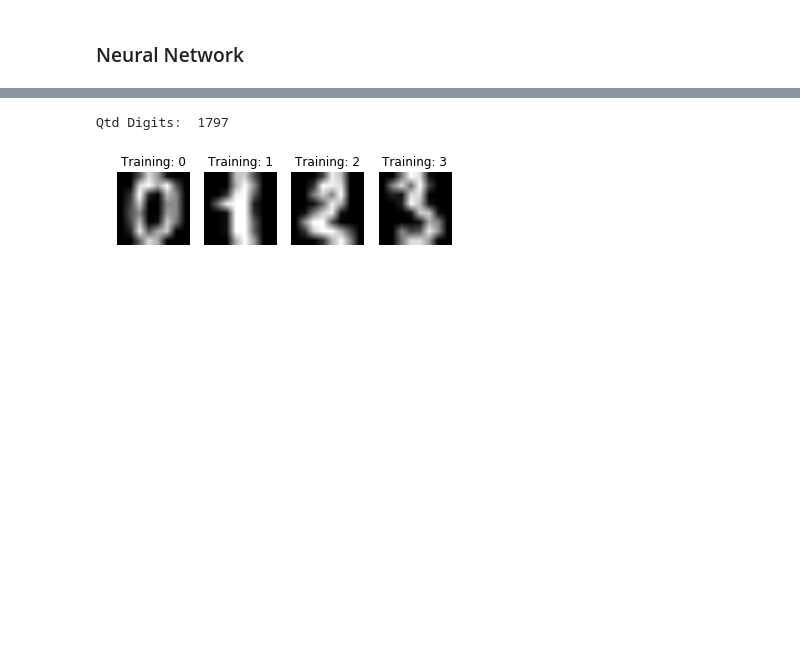
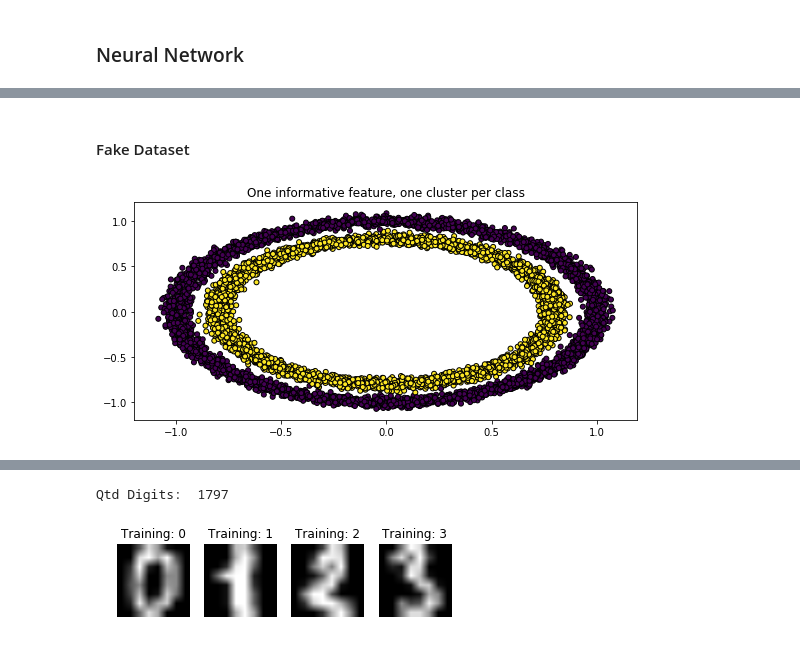
Before and after one commit to rdenadai/AI-Study-Notebooks, a Jupyter notebook: notebooks/NeuralNetwork_MNIST_VAL.ipynb, the cells around one changed output, grey strips where cells are left out. Cells and saved outputs as stored; diff of their text form; code cells hidden in the pictures; blank space fills up the shorter version.

```diff
--- a/notebooks/NeuralNetwork_MNIST_VAL.ipynb
+++ b/notebooks/NeuralNetwork_MNIST_VAL.ipynb
@@ -16,0 +20,15 @@ np.seterr(all='raise')
+# %% [markdown]
+#### Fake Dataset
+# %%
+plt.figure(figsize=(9, 4))
+plt.title("One informative feature, one cluster per class")
+# X, y = make_classification(n_samples=7500, n_features=2, n_classes=3,
+#                                n_redundant=0, n_informative=2, n_clusters_per_class=1)
+# X, y = make_moons(7500, noise=0.1)
+X, y = make_circles(7500, noise=0.03)
+plt.scatter(X[:, 0], X[:, 1], marker='o', c=y, s=25, edgecolor='k')
+plt.show()
+
+X_train, X_test, y_train, y_test = train_test_split(X, y, test_size=0.3, random_state=42)
+# %% [output]
+[figure, added]
```
Also changed, not shown: parts of 6 cells of this notebook, 2 other files.
